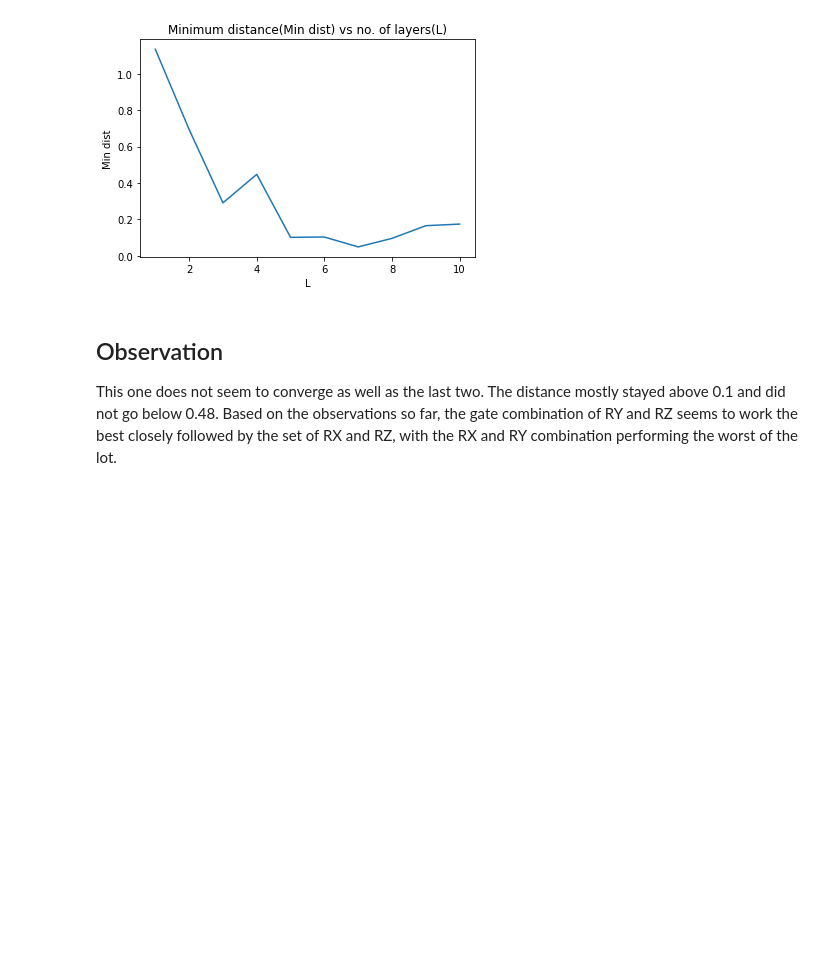
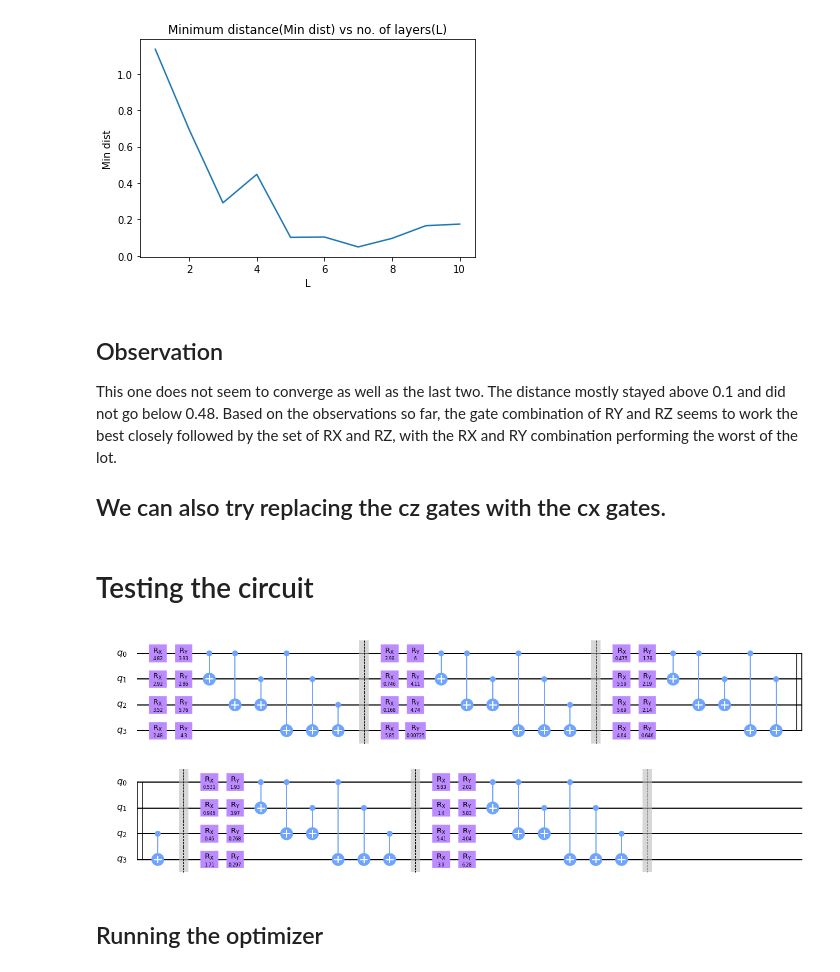
Before and after one commit to h-rathee851/quantum_mentorship_task, a Jupyter notebook: main.ipynb, the cells around one changed output. Drawn from its saved outputs; the diff is of its cells as text; code cells hidden in the pictures; blank space fills up the shorter version.

Commit message:
added analysis for cx gate

```diff
--- a/main.ipynb
+++ b/main.ipynb
@@ -444,3 +444,5 @@ plt.show()
 ## Observation
 
 This one does not seem to converge as well as the last two. The distance mostly stayed above 0.1 and did not go below 0.48. Based on the observations so far, the gate combination of RY and RZ seems to work the best closely followed by the set of RX and RZ, with the RX and RY combination performing the worst of the lot.
+
+## We can also try replacing the cz gates with the cx gates.
@@ -446,0 +489,17 @@ This one does not seem to converge as well as the last two. The distance mostly
+# %% [markdown]
+# Testing the circuit
+# %%
+# initalize a quantum circuit
+test_qc = QuantumCircuit(4)
+layers = 5 #type in any number of layers
+
+for i in range(layers):
+    theta_1 = np.random.uniform(0,2*pi,4)
+    theta_2 = np.random.uniform(0,2*pi,4) # testing with random parameters
+    test_qc = applyLayer(i,test_qc,theta_1,theta_2)
+# %%
+test_qc.decompose().draw('mpl')
+# %% [output]
+[figure, added]
+# %% [markdown]
+## Running the optimizer
```
Also changed, not shown: parts of 7 cells of this notebook.
